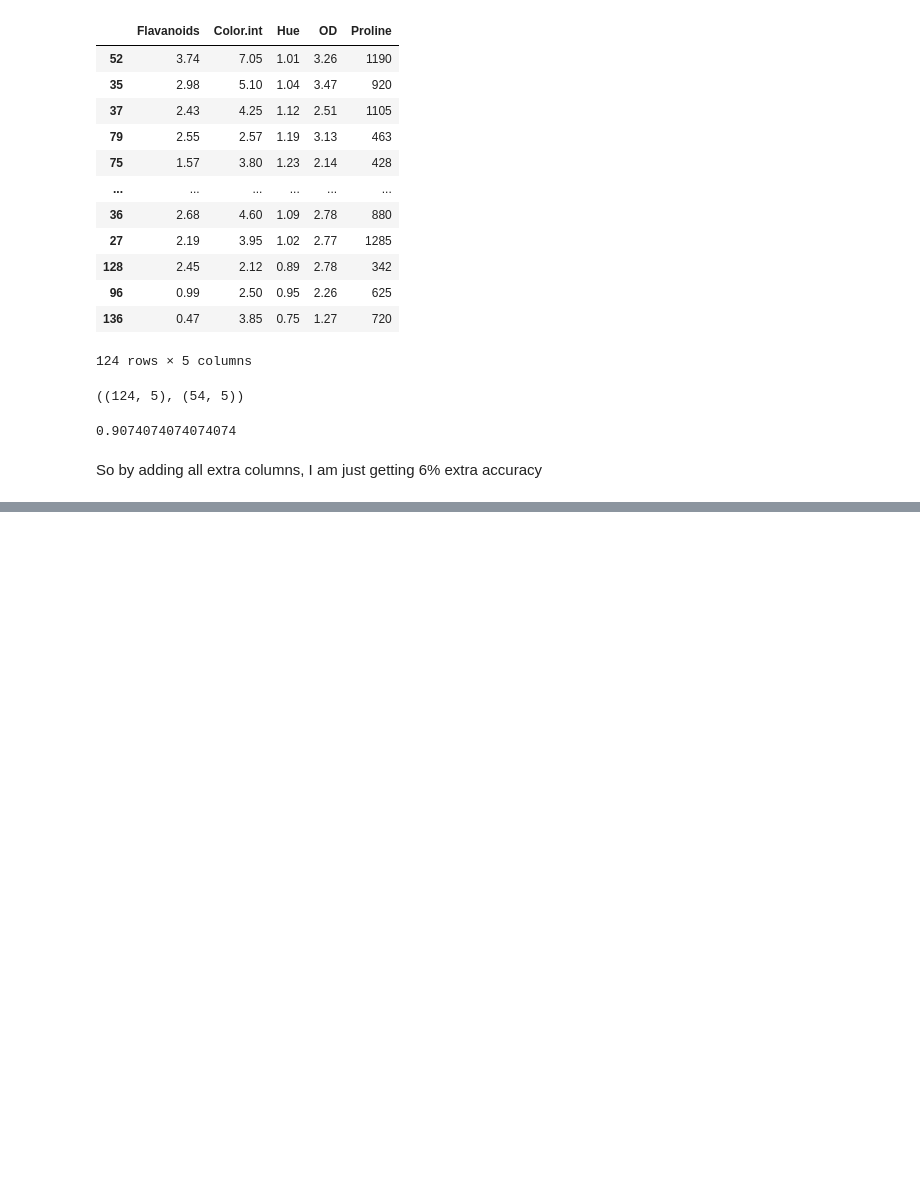
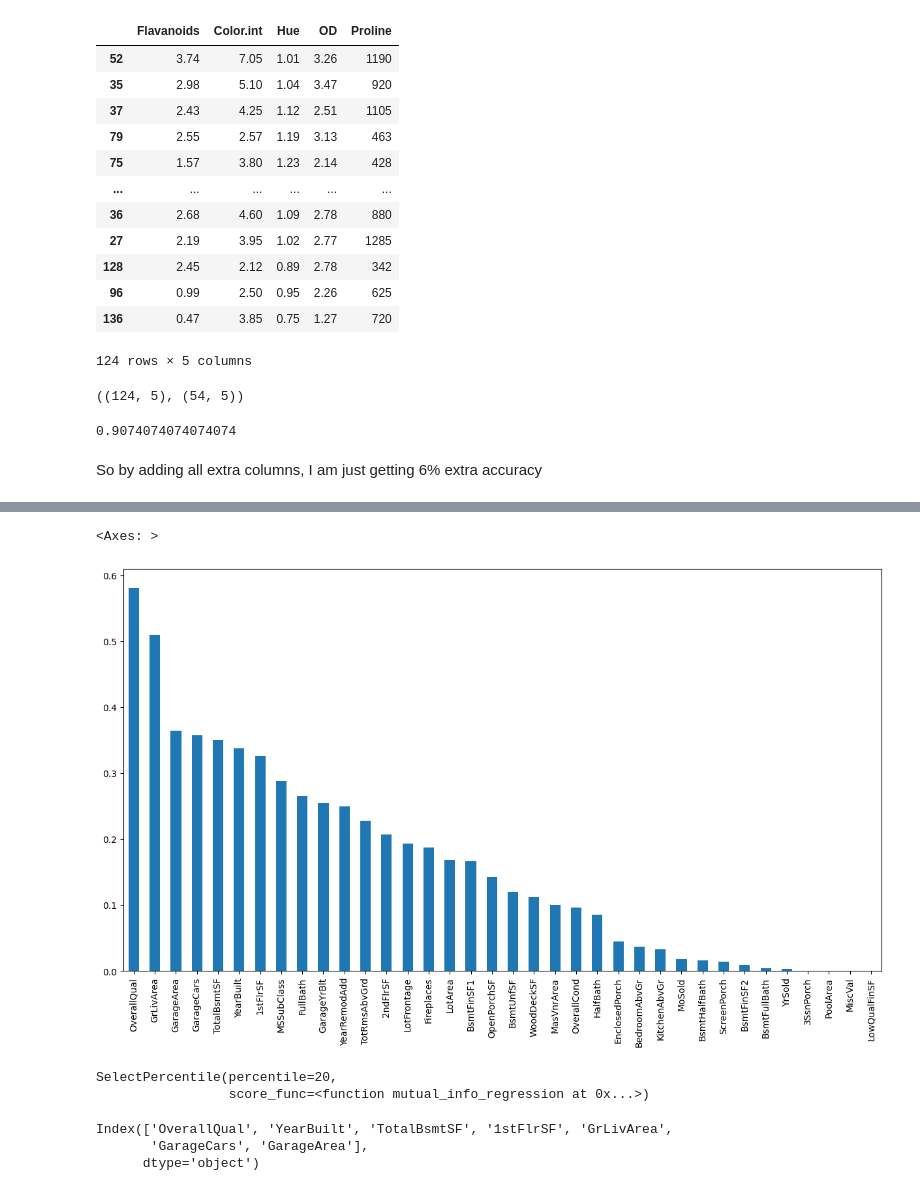
Before and after one commit to beercafeguy/ml-yard, a Jupyter notebook: notebooks/feature-selection/demo.ipynb, the cells around one changed output, grey strips where cells are left out. Saved outputs shown, nothing was run; the diff lists cells and outputs as text; code cells hidden in the pictures; blank space fills up the shorter version.

Commit message:
Added sample for doing information gain alanysis for feature selection for regression problems

```diff
--- a/notebooks/feature-selection/demo.ipynb
+++ b/notebooks/feature-selection/demo.ipynb
@@ -336,0 +362,3 @@ So by adding all extra columns, I am just getting 6% extra accuracy
+# %%
+house_pricing_df_num = house_pricing_df[num_columns].drop('Id',axis=1) # remove id as thats not required
+house_pricing_df.info()
@@ -336,0 +401,8 @@ So by adding all extra columns, I am just getting 6% extra accuracy
+# %%
+from sklearn.model_selection import train_test_split
+
+X = house_pricing_df_num.drop('SalePrice',axis=1)
+y = house_pricing_df_num['SalePrice']
+X_train, X_test,y_train, y_test = train_test_split(
+    X,y,random_state=2024,test_size=0.3
+)
@@ -336,0 +425,5 @@ So by adding all extra columns, I am just getting 6% extra accuracy
+# %%
+from sklearn.feature_selection import mutual_info_regression
+
+mutual_info = mutual_info_regression(X_train.fillna(0),y_train)
+mutual_info
@@ -336,0 +439,4 @@ So by adding all extra columns, I am just getting 6% extra accuracy
+# %%
+mutual_info_ser = pd.Series(mutual_info)
+mutual_info_ser.index = X_train.columns
+mutual_info_ser.sort_values(ascending=False)
@@ -336,0 +461,24 @@ So by adding all extra columns, I am just getting 6% extra accuracy
+# %%
+# Lets plot a bar chart
+
+mutual_info_ser.sort_values(ascending=False).plot.bar(figsize=(15,8))
+# %% [output]
+<Axes: >
+[figure, added]
+# %%
+# select top n percentile features
+
+from sklearn.feature_selection import SelectPercentile
+
+select_top_cols = SelectPercentile(mutual_info_regression, percentile=20)
+select_top_cols.fit(X_train.fillna(0),y_train)
+select_top_cols
+# %% [output]
+SelectPercentile(percentile=20,
+                 score_func=<function mutual_info_regression at 0x...>)
+# %%
+X_train.columns[select_top_cols.get_support()]
+# %% [output]
+Index(['OverallQual', 'YearBuilt', 'TotalBsmtSF', '1stFlrSF', 'GrLivArea',
+       'GarageCars', 'GarageArea'],
+      dtype='object')
```
Also changed, not shown: parts of 10 cells of this notebook.
